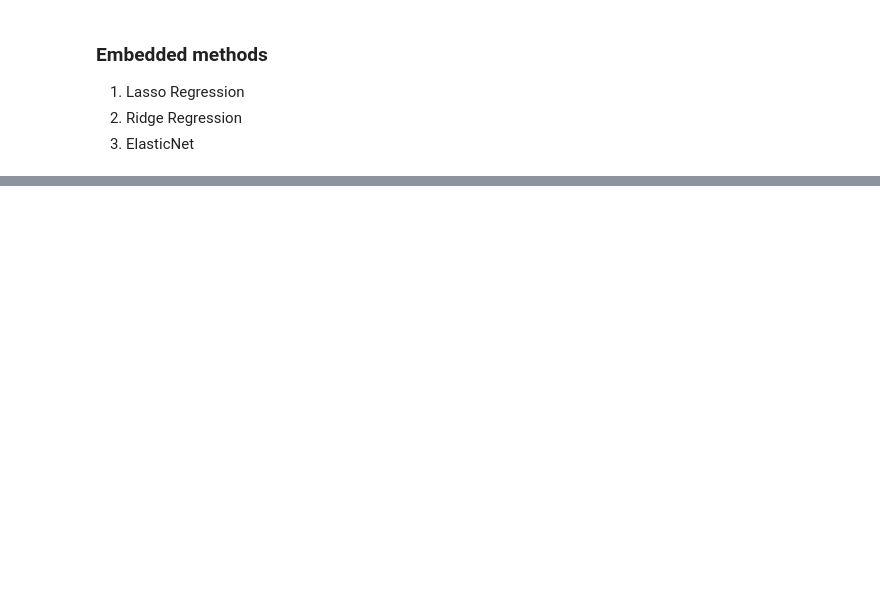
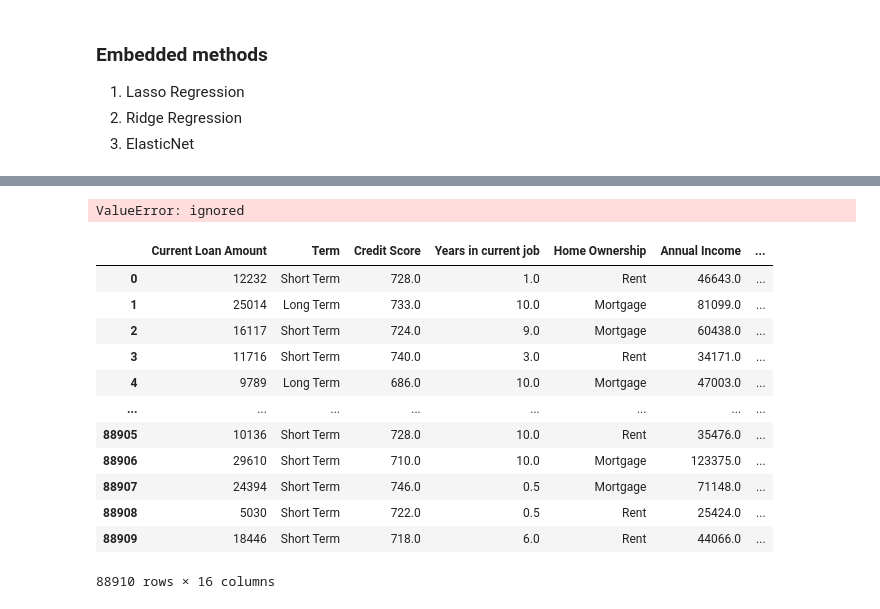
Before and after one commit to randy-tsukemen/Data_science_roadmap, a Jupyter notebook: Regression_feature_selection.ipynb, the cells around one changed output, grey strips where cells are left out. Drawn from its saved outputs; the diff is of its cells as text; code cells hidden in the pictures; blank space fills up the shorter version.

```diff
--- a/Regression_feature_selection.ipynb
+++ b/Regression_feature_selection.ipynb
@@ -194,0 +288,37 @@ Index(['age', 'sex', 'bmi', 'bp', 's1', 's2', 's3', 's4', 's5', 's6',
+# %%
+from sklearn.linear_model import LogisticRegression
+url = "https://assets.datacamp.com/production/repositories/4983/datasets/db66797c50f6938065374e9a31353053fb542052/LoansTrainingSetReduced.csv"
+loan_data = pd.read_csv(url)
+# Create X matrix and y array
+X = loan_data.drop ("Loan Status", axis=1)
+y = loan_data["Loan Status"]
+
+# Train/test split
+X_train, X_test, y_train, y_test = train_test_split(X, y, test_size=0.3, random_state=123)
+
+# Instantiate
+logistic = LogisticRegression()
+
+# Fit
+logistic.fit(X_train, y_train)
+
+# Predict and print accuracy
+print(accuracy_score(y_true=y_test, y_pred=logistic.predict(X_test)))
+# %% [output]
+ValueError: ignored
+# %%
+X
+# %% [output]
+|  | Current Loan Amount | Term | Credit Score | Years in current job | Home Ownership | Annual Income | ... |
+| 0 | 12232 | Short Term | 728.0 | 1.0 | Rent | 46643.0 | ... |
+| 1 | 25014 | Long Term | 733.0 | 10.0 | Mortgage | 81099.0 | ... |
+| 2 | 16117 | Short Term | 724.0 | 9.0 | Mortgage | 60438.0 | ... |
+| 3 | 11716 | Short Term | 740.0 | 3.0 | Rent | 34171.0 | ... |
+| 4 | 9789 | Long Term | 686.0 | 10.0 | Mortgage | 47003.0 | ... |
+| ... | ... | ... | ... | ... | ... | ... | ... |
+| 88905 | 10136 | Short Term | 728.0 | 10.0 | Rent | 35476.0 | ... |
+| 88906 | 29610 | Short Term | 710.0 | 10.0 | Mortgage | 123375.0 | ... |
+| 88907 | 24394 | Short Term | 746.0 | 0.5 | Mortgage | 71148.0 | ... |
+| 88908 | 5030 | Short Term | 722.0 | 0.5 | Rent | 25424.0 | ... |
+| 88909 | 18446 | Short Term | 718.0 | 6.0 | Rent | 44066.0 | ... |
+88910 rows × 16 columns
```
Also changed, not shown: parts of 8 cells of this notebook.
